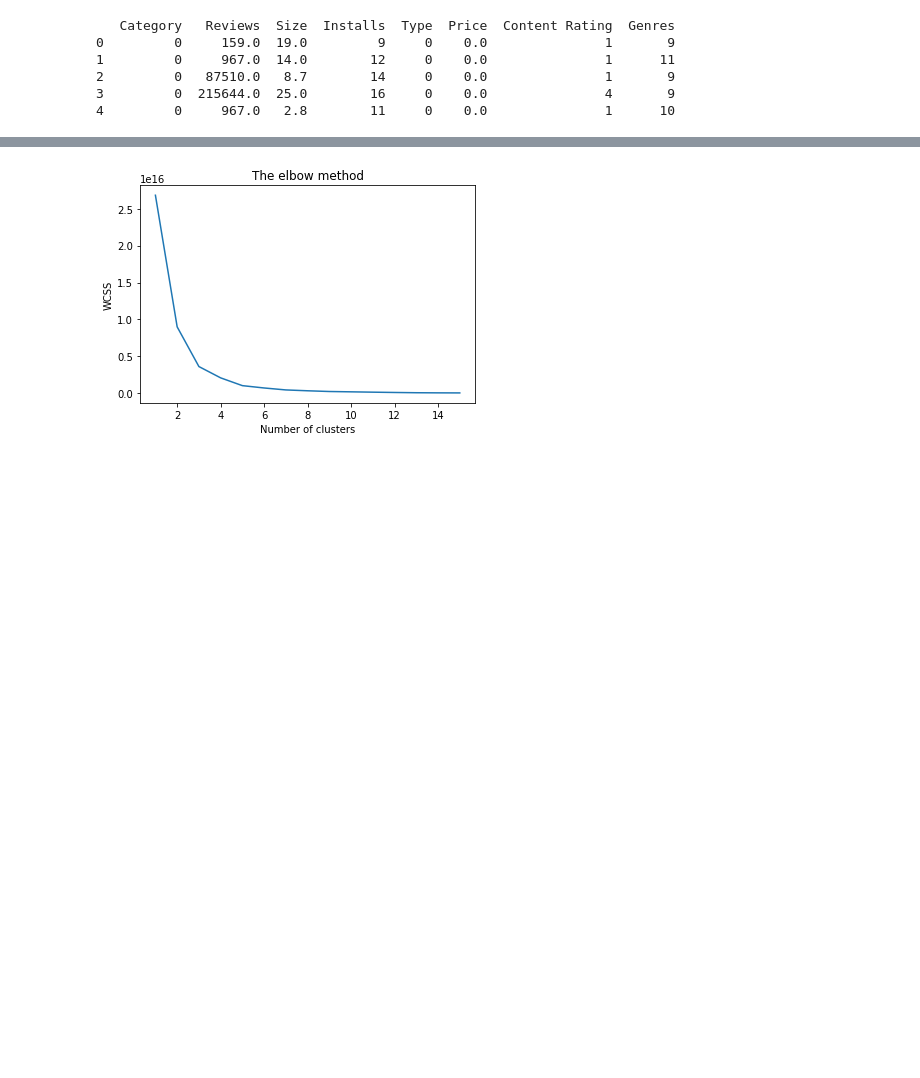
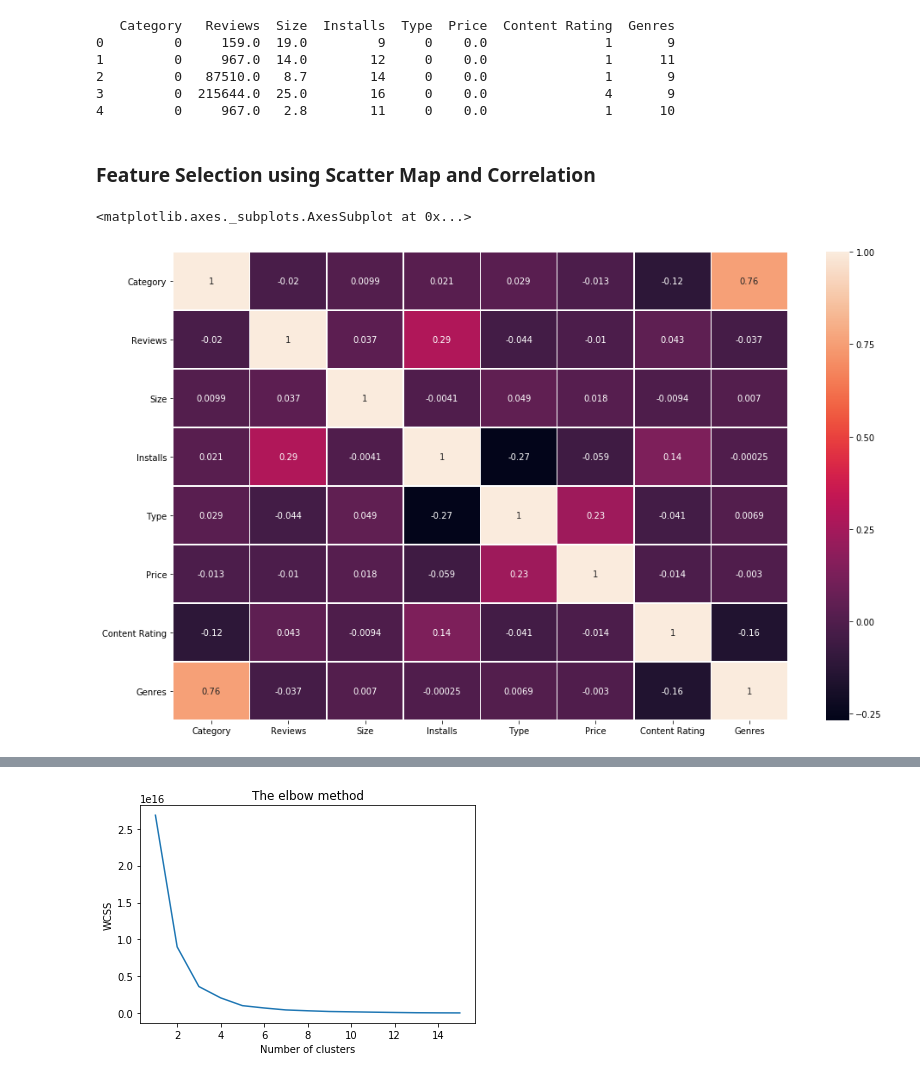
Before and after one commit to judyssc/MachineLearning, a Jupyter notebook: KMeans - Lee Siong.ipynb, the cells around one changed output, grey strips where cells are left out. Cells and saved outputs as stored; diff of their text form; code cells hidden in the pictures; blank space fills up the shorter version.

Commit message:
Added scatter plot and correlation

```diff
--- a/KMeans - Lee Siong.ipynb
+++ b/KMeans - Lee Siong.ipynb
@@ -27,3 +35,12 @@ print (ds1_7.head())
 2         0   87510.0   8.7        14     0    0.0               1       9
 3         0  215644.0  25.0        16     0    0.0               4       9
 4         0     967.0   2.8        11     0    0.0               1      10
+# %% [markdown]
+### Feature Selection using Scatter Map and Correlation
+# %%
+import seaborn as sns
+plt.figure(figsize=(16, 10))
+sns.heatmap(dataset.corr(), annot=True,linewidths=.5)
+# %% [output]
+<matplotlib.axes._subplots.AxesSubplot at 0x...>
+[figure, added]
```
Also changed, not shown: parts of 21 cells of this notebook.
